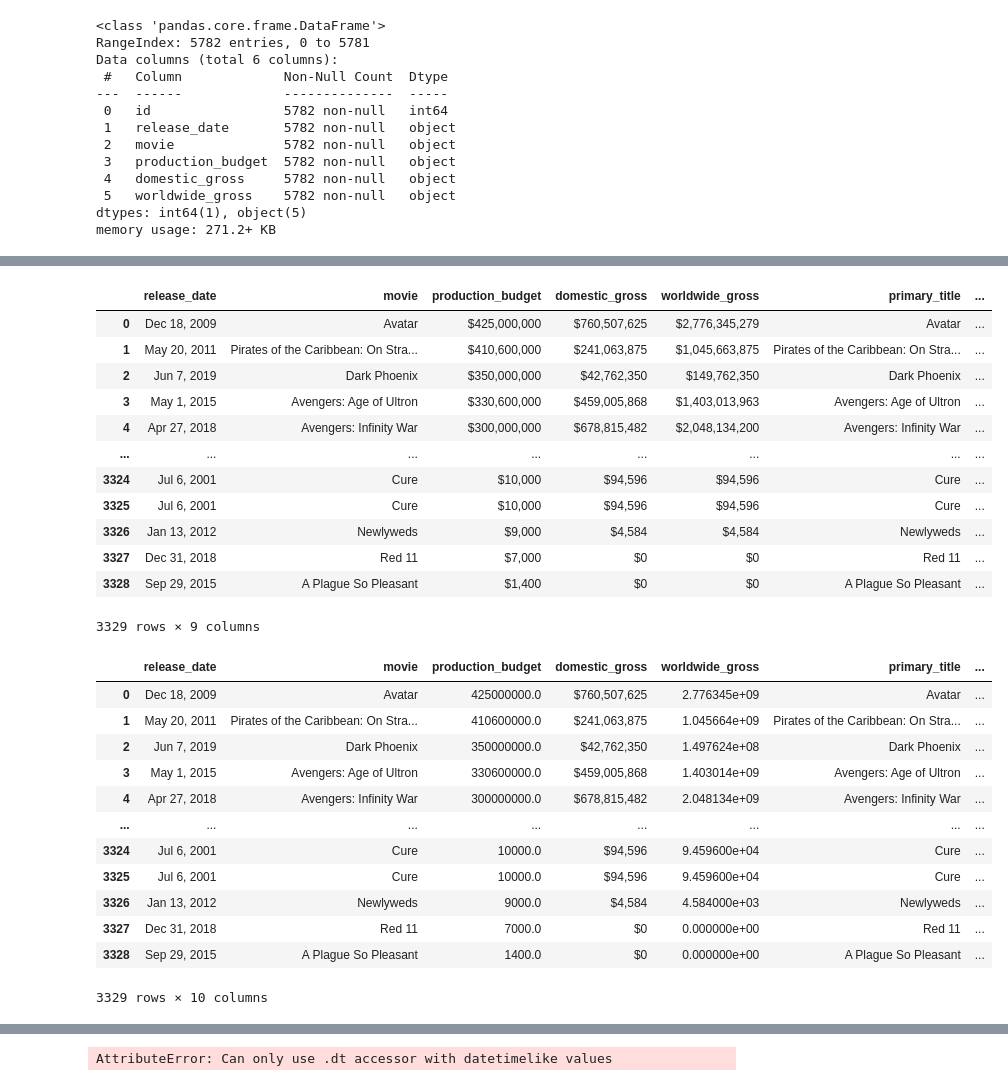
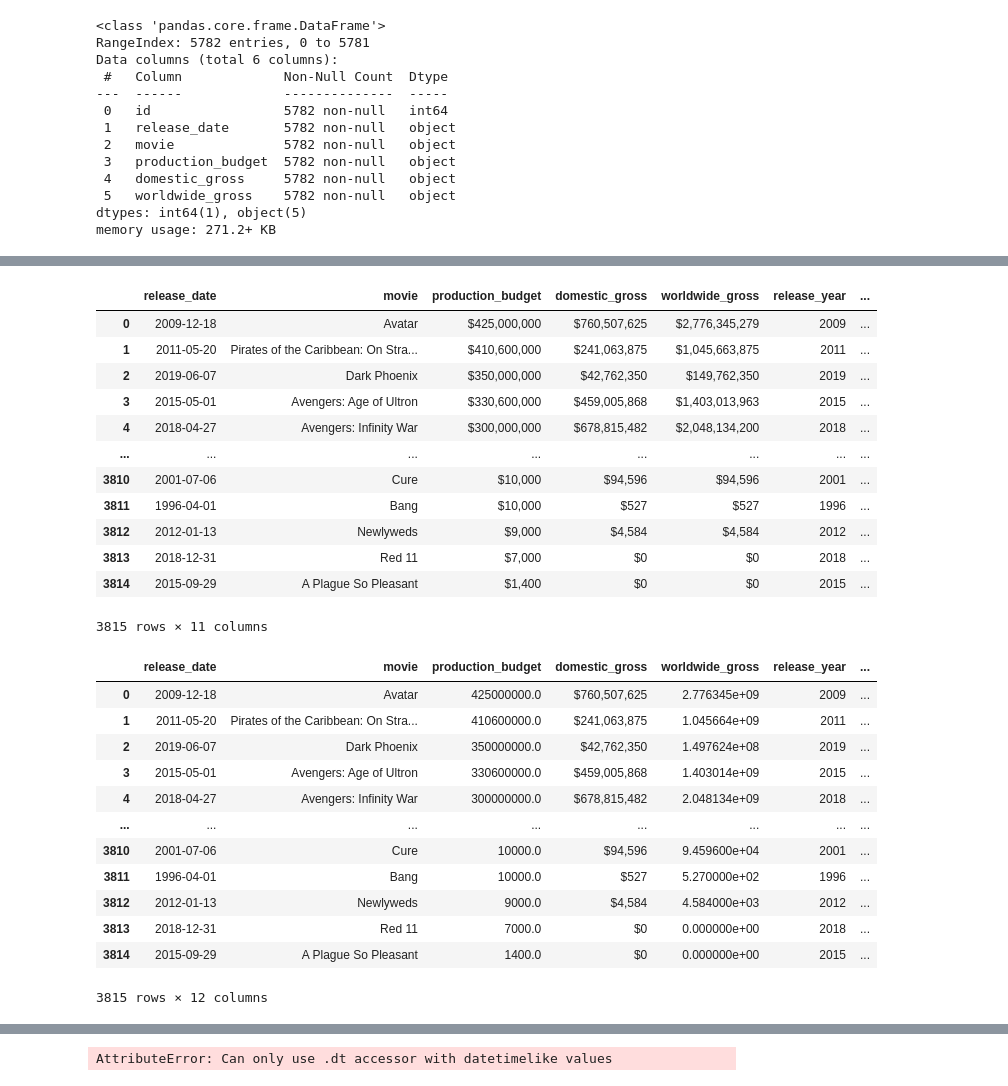
Before and after one commit to GoknurK/Movie_Studio, a Jupyter notebook: exploration copy.ipynb, the cells around one changed output, grey strips where cells are left out. Saved outputs shown, nothing was run; the diff lists cells and outputs as text; code cells hidden in the pictures.

Commit message:
added release month column

```diff
--- a/exploration copy.ipynb
+++ b/exploration copy.ipynb
@@ -75,0 +49,12 @@ filtered_budgets
+# %%
+movie_budget_copy = movie_budget.copy()
+
+movie_budget_copy['release_date'] = pd.to_datetime(movie_budget_copy['release_date'], errors='coerce')
+
+movie_budget_copy['release_year'] = pd.to_datetime(movie_budget_copy['release_date']).dt.year
+
+# Extract the month from the 'release_date' column
+movie_budget_copy['release_month'] = movie_budget_copy['release_date'].dt.month
+
+# Display the DataFrame with the new 'release_month' column
+movie_budget_copy
@@ -76,21 +75,21 @@ filtered_budgets
 # %%
-result_sql = pd.merge(filtered_budgets[['release_date', 'movie', 'production_budget', 'domestic_gross', 'worldwide_gross']], movie_basic[['primary_title', 'original_title', 'start_year', 'genres']], left_on='movie', right_on='primary_title', how='inner')
+result_sql = pd.merge(movie_budget_copy[['release_date', 'movie', 'production_budget', 'domestic_gross', 'worldwide_gross', "release_year", "release_month"]], movie_basic[['primary_title', 'original_title', 'start_year', 'genres']], left_on='movie', right_on='primary_title', how='inner')
 
 result_sql
 # %% [output]
-|  | release_date | movie | production_budget | domestic_gross | worldwide_gross | primary_title | ... |
-| 0 | Dec 18, 2009 | Avatar | $425,000,000 | $760,507,625 | $2,776,345,279 | Avatar | ... |
-| 1 | May 20, 2011 | Pirates of the Caribbean: On Stra... | $410,600,000 | $241,063,875 | $1,045,663,875 | Pirates of the Caribbean: On Stra... | ... |
-| 2 | Jun 7, 2019 | Dark Phoenix | $350,000,000 | $42,762,350 | $149,762,350 | Dark Phoenix | ... |
-| 3 | May 1, 2015 | Avengers: Age of Ultron | $330,600,000 | $459,005,868 | $1,403,013,963 | Avengers: Age of Ultron | ... |
-| 4 | Apr 27, 2018 | Avengers: Infinity War | $300,000,000 | $678,815,482 | $2,048,134,200 | Avengers: Infinity War | ... |
+|  | release_date | movie | production_budget | domestic_gross | worldwide_gross | release_year | ... |
+| 0 | 2009-12-18 | Avatar | $425,000,000 | $760,507,625 | $2,776,345,279 | 2009 | ... |
+| 1 | 2011-05-20 | Pirates of the Caribbean: On Stra... | $410,600,000 | $241,063,875 | $1,045,663,875 | 2011 | ... |
+| 2 | 2019-06-07 | Dark Phoenix | $350,000,000 | $42,762,350 | $149,762,350 | 2019 | ... |
+| 3 | 2015-05-01 | Avengers: Age of Ultron | $330,600,000 | $459,005,868 | $1,403,013,963 | 2015 | ... |
+| 4 | 2018-04-27 | Avengers: Infinity War | $300,000,000 | $678,815,482 | $2,048,134,200 | 2018 | ... |
 | ... | ... | ... | ... | ... | ... | ... | ... |
-| 3324 | Jul 6, 2001 | Cure | $10,000 | $94,596 | $94,596 | Cure | ... |
-| 3325 | Jul 6, 2001 | Cure | $10,000 | $94,596 | $94,596 | Cure | ... |
-| 3326 | Jan 13, 2012 | Newlyweds | $9,000 | $4,584 | $4,584 | Newlyweds | ... |
-| 3327 | Dec 31, 2018 | Red 11 | $7,000 | $0 | $0 | Red 11 | ... |
-| 3328 | Sep 29, 2015 | A Plague So Pleasant | $1,400 | $0 | $0 | A Plague So Pleasant | ... |
+| 3810 | 2001-07-06 | Cure | $10,000 | $94,596 | $94,596 | 2001 | ... |
+| 3811 | 1996-04-01 | Bang | $10,000 | $527 | $527 | 1996 | ... |
+| 3812 | 2012-01-13 | Newlyweds | $9,000 | $4,584 | $4,584 | 2012 | ... |
+| 3813 | 2018-12-31 | Red 11 | $7,000 | $0 | $0 | 2018 | ... |
+| 3814 | 2015-09-29 | A Plague So Pleasant | $1,400 | $0 | $0 | 2015 | ... |
-3329 rows × 9 columns
+3815 rows × 11 columns
 # %%
 result_sql['worldwide_gross'] = result_sql['worldwide_gross'].str.replace('$', '').str.replace(',', '').astype(float)
 result_sql['production_budget'] = result_sql['production_budget'].str.replace('$', '').str.replace(',', '').astype(float)
@@ -99,19 +98,19 @@ result_sql['ROI'] = (result_sql['worldwide_gross'] / result_sql['production_budg
 
 result_sql
 # %% [output]
-|  | release_date | movie | production_budget | domestic_gross | worldwide_gross | primary_title | ... |
-| 0 | Dec 18, 2009 | Avatar | 425000000.0 | $760,507,625 | 2.776345e+09 | Avatar | ... |
-| 1 | May 20, 2011 | Pirates of the Caribbean: On Stra... | 410600000.0 | $241,063,875 | 1.045664e+09 | Pirates of the Caribbean: On Stra... | ... |
-| 2 | Jun 7, 2019 | Dark Phoenix | 350000000.0 | $42,762,350 | 1.497624e+08 | Dark Phoenix | ... |
-| 3 | May 1, 2015 | Avengers: Age of Ultron | 330600000.0 | $459,005,868 | 1.403014e+09 | Avengers: Age of Ultron | ... |
-| 4 | Apr 27, 2018 | Avengers: Infinity War | 300000000.0 | $678,815,482 | 2.048134e+09 | Avengers: Infinity War | ... |
+|  | release_date | movie | production_budget | domestic_gross | worldwide_gross | release_year | ... |
+| 0 | 2009-12-18 | Avatar | 425000000.0 | $760,507,625 | 2.776345e+09 | 2009 | ... |
+| 1 | 2011-05-20 | Pirates of the Caribbean: On Stra... | 410600000.0 | $241,063,875 | 1.045664e+09 | 2011 | ... |
+| 2 | 2019-06-07 | Dark Phoenix | 350000000.0 | $42,762,350 | 1.497624e+08 | 2019 | ... |
+| 3 | 2015-05-01 | Avengers: Age of Ultron | 330600000.0 | $459,005,868 | 1.403014e+09 | 2015 | ... |
+| 4 | 2018-04-27 | Avengers: Infinity War | 300000000.0 | $678,815,482 | 2.048134e+09 | 2018 | ... |
 | ... | ... | ... | ... | ... | ... | ... | ... |
-| 3324 | Jul 6, 2001 | Cure | 10000.0 | $94,596 | 9.459600e+04 | Cure | ... |
-| 3325 | Jul 6, 2001 | Cure | 10000.0 | $94,596 | 9.459600e+04 | Cure | ... |
-| 3326 | Jan 13, 2012 | Newlyweds | 9000.0 | $4,584 | 4.584000e+03 | Newlyweds | ... |
-| 3327 | Dec 31, 2018 | Red 11 | 7000.0 | $0 | 0.000000e+00 | Red 11 | ... |
-| 3328 | Sep 29, 2015 | A Plague So Pleasant | 1400.0 | $0 | 0.000000e+00 | A Plague So Pleasant | ... |
+| 3810 | 2001-07-06 | Cure | 10000.0 | $94,596 | 9.459600e+04 | 2001 | ... |
+| 3811 | 1996-04-01 | Bang | 10000.0 | $527 | 5.270000e+02 | 1996 | ... |
+| 3812 | 2012-01-13 | Newlyweds | 9000.0 | $4,584 | 4.584000e+03 | 2012 | ... |
+| 3813 | 2018-12-31 | Red 11 | 7000.0 | $0 | 0.000000e+00 | 2018 | ... |
+| 3814 | 2015-09-29 | A Plague So Pleasant | 1400.0 | $0 | 0.000000e+00 | 2015 | ... |
-3329 rows × 10 columns
+3815 rows × 12 columns
 # %%
 year = result_sql[result_sql['start_year'] <= 2020]
 year
```
Also changed, not shown: parts of 14 cells of this notebook.
